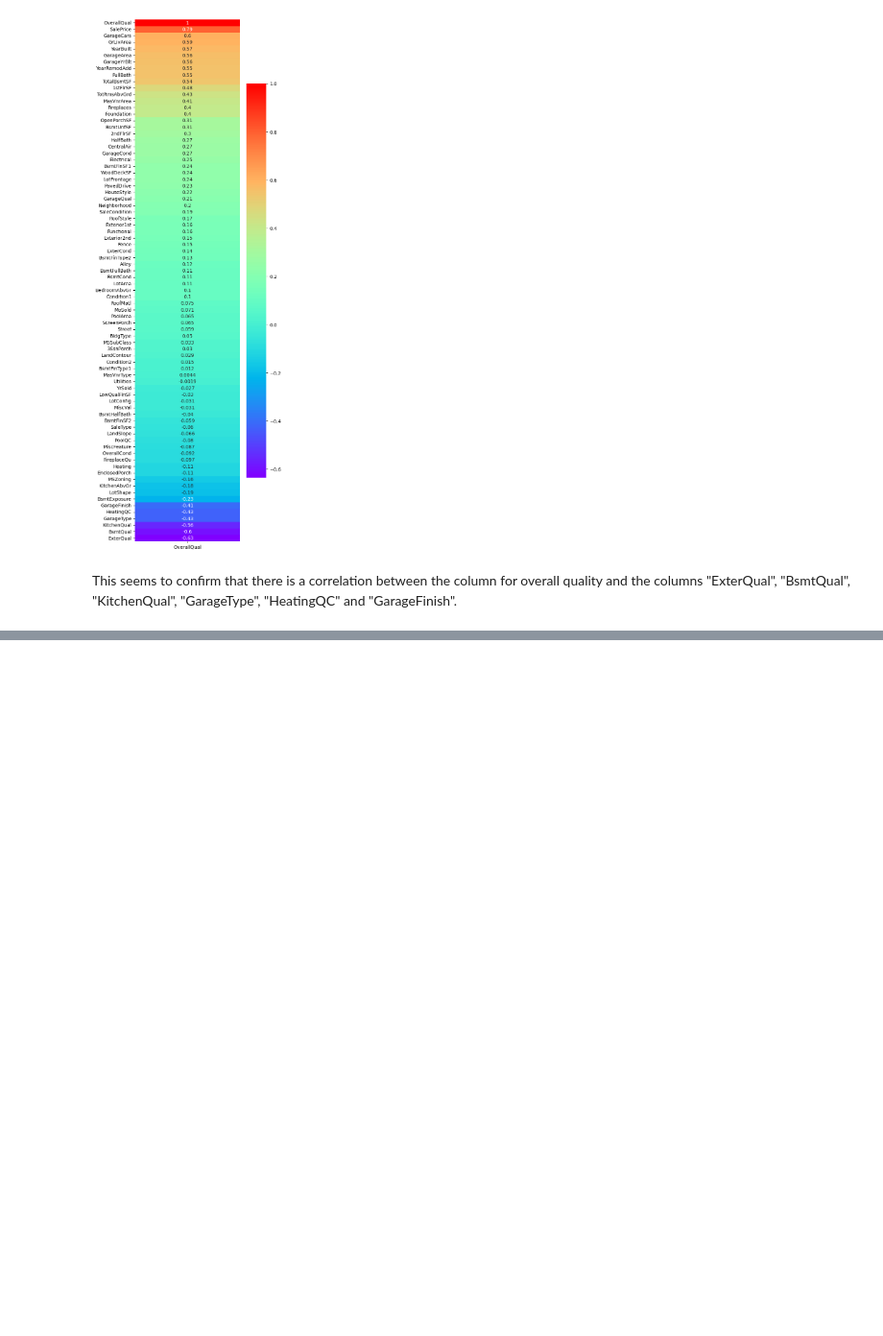
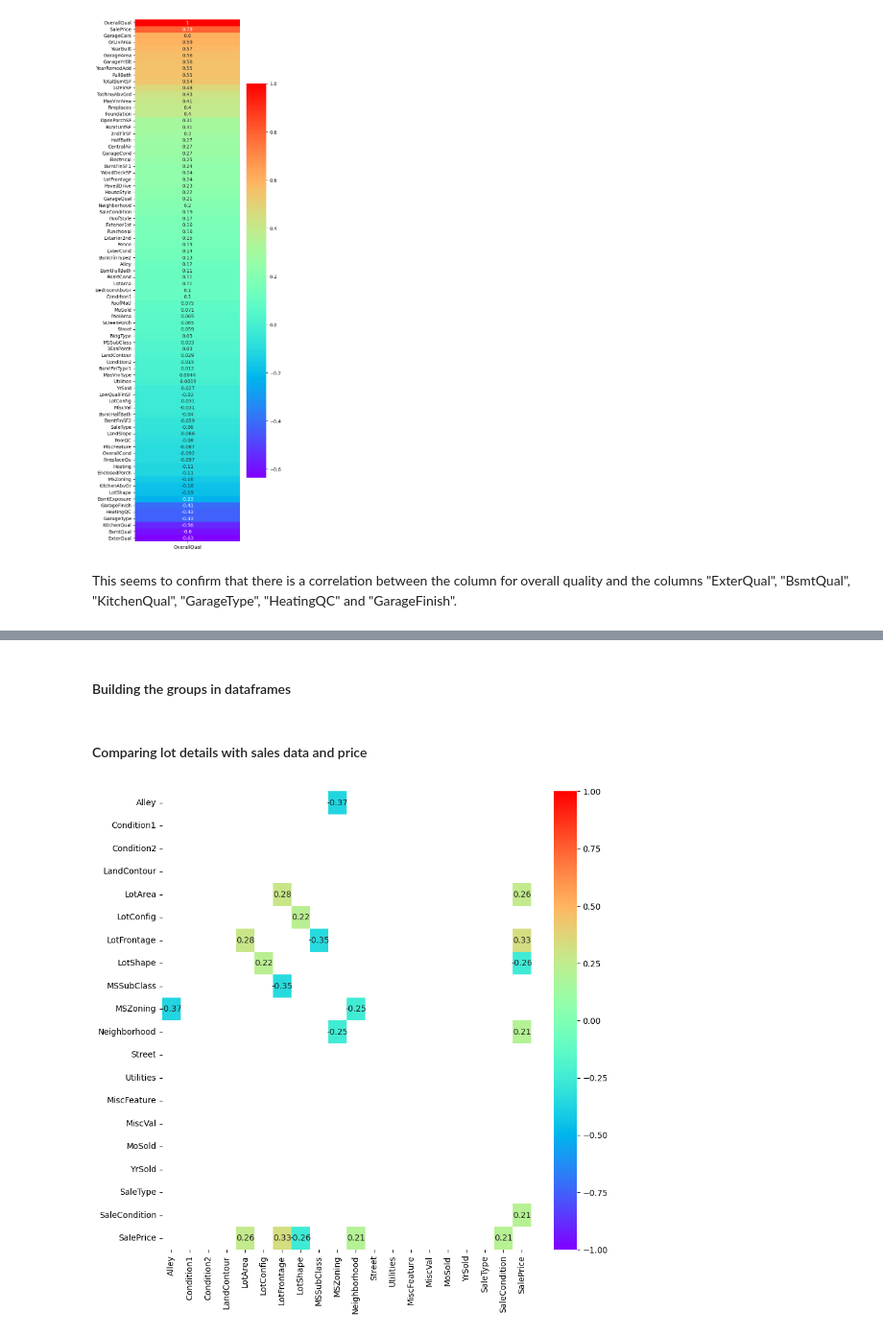
Before and after one commit to vin-br/house-prices, a Jupyter notebook: Data Analysis.ipynb, the cells around one changed output, grey strips where cells are left out. Shown at 96% size. Cells and saved outputs as stored; diff of their text form; code cells hidden in the pictures; blank space fills up the shorter version.

```diff
--- a/Data Analysis.ipynb
+++ b/Data Analysis.ipynb
@@ -605,0 +597,36 @@ dataset_garage
+# %% [markdown]
+#### Building the groups in dataframes
+# %%
+# Data regarding the price and the other information we have concerning sale itself
+price = ['SalePrice']
+sale_info = ['MiscFeature', 'MiscVal', 'MoSold', 'YrSold', 'SaleType', 'SaleCondition']
+
+# Data concerning the lot
+lot_details = ['Alley', 'Condition1', 'Condition2', 'LandContour', 'LotArea', 'LotConfig', 'LotFrontage',
+               'LotShape', 'MSSubClass', 'MSZoning', 'Neighborhood', 'Street', 'Utilities']
+
+# Data concerning the house itself (size, details about quality, type, materials etc. and the features/utilities that you get with the house)
+building_size = ['GrLivArea', '1stFlrSF', '2ndFlrSF', 'LowQualFinSF']
+building_details = ['BldgType', 'Exterior1st', 'Exterior2nd', 'ExterQual', 'ExterCond', 'Foundation', 'HouseStyle', 'MasVnrType', 'MasVnrArea',
+                            'OverallQual', 'OverallCond', 'RoofStyle', 'RoofMatl', 'YearBuilt', 'YearRemodAdd']
+building_features = ['CentralAir', 'Electrical', 'Fireplaces', 'FireplaceQu', 'Functional', 'Heating', 'HeatingQC']
+
+# Data concerning dedicated space in the house and its amenities
+basement = ['BsmtCond', 'BsmtExposure', 'BsmtFinType1', 'BsmtFinSF1', 'BsmtFinType2', 'BsmtFinSF2', 'BsmtQual', 'BsmtUnfSF', 'TotalBsmtSF']
+rooms = ['BedroomAbvGr', 'BsmtFullBath', 'BsmtHalfBath', 'FullBath', 'HalfBath', 'KitchenAbvGr', 'KitchenQual', 'TotRmsAbvGrd']
+garage = ['GarageArea', 'GarageCars', 'GarageCond', 'GarageFinish', 'GarageQual', 'GarageType', 'GarageYrBlt']
+
+# Data concerning the exterior not including the house/building details
+exterior = ['EnclosedPorch', 'Fence', 'LandSlope', 'OpenPorchSF', 'PavedDrive', 'PoolArea', 'PoolQC', 'ScreenPorch', 'WoodDeckSF', '3SsnPorch']
+# %% [markdown]
+#### Comparing lot details with sales data and price
+# %%
+# Dataframe for a correlation between the details of the lot, the info on the sale and the price
+dataset_corr = dataset_encoded.loc[:, lot_details + sale_info + price].corr()
+dataset_corr_lot = dataset_corr[((dataset_corr >= .2) | (dataset_corr <= -.2)) & (dataset_corr !=1.000)]
+# %%
+# Correlation Matrix for the lot and the price/sale details
+plt.figure(figsize=(10,10))
+plt.show(sns.heatmap(dataset_corr_lot, vmin = -1, vmax = +1, annot=True, cmap="rainbow"))
+# %% [output]
+[figure, added]
```
Also changed, not shown: parts of 52 cells of this notebook.
